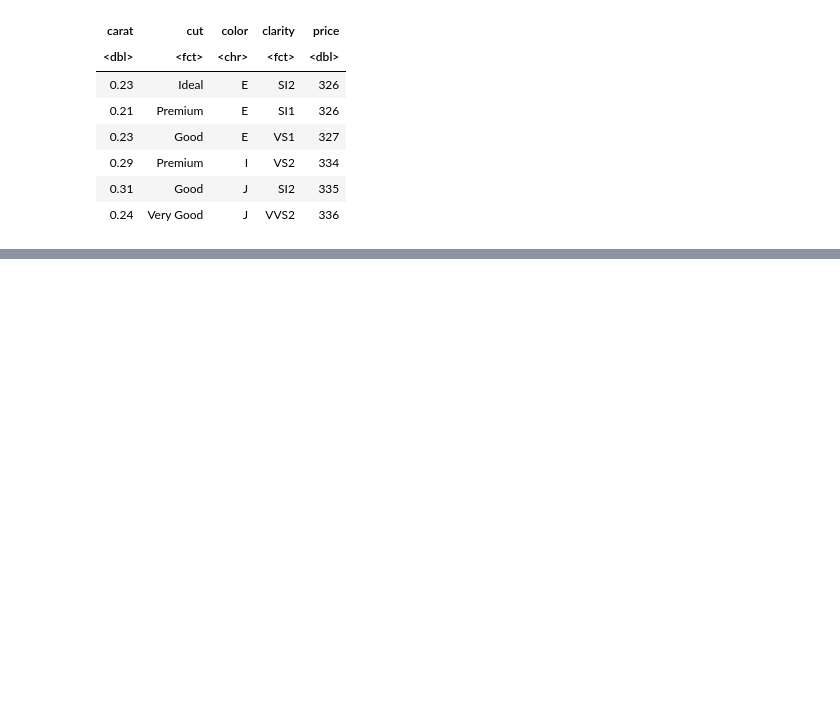
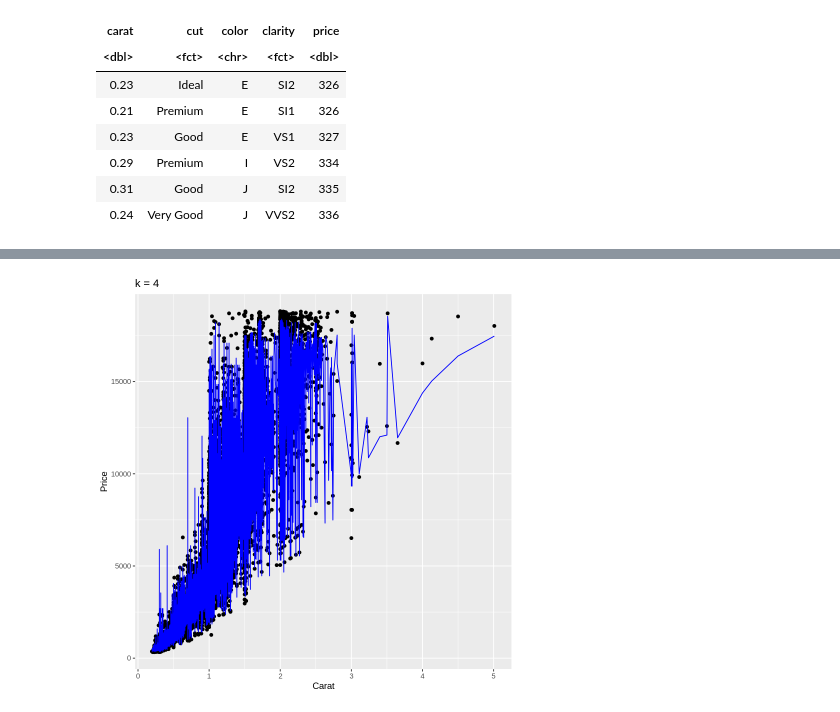
Before and after one commit to cpan0/dsci100-project, a Jupyter notebook: analysis.ipynb, the cells around one changed output, grey strips where cells are left out. Drawn from its saved outputs; the diff is of its cells as text; code cells hidden in the pictures; blank space fills up the shorter version.

Commit message:
diamonds model k=4

```diff
--- a/analysis.ipynb
+++ b/analysis.ipynb
@@ -108,9 +99,9 @@ A tibble: 15 × 7
 # %%
 #assigning the best k value
-#k_min <- 4 #uncomment this and comment below
-k_min <- diamonds_results %>%
-    select(neighbors) %>%
-    slice(1) %>%
-    pull()
+k_min <- 4 #uncomment this and comment below
+# k_min <- diamonds_results %>%
+#     select(neighbors) %>%
+#     slice(1) %>%
+#     pull()
 k_min #should be 4
 # %% [output]
@@ -117,0 +109,9 @@ k_min #should be 4
+# %%
+diamonds_best_spec <- nearest_neighbor(weight_func = "rectangular", neighbors = k_min) %>%
+         set_engine("kknn") %>%
+         set_mode("regression")
+
+diamonds_best_fit <- workflow() %>%
+         add_recipe(diamonds_recipe) %>%
+         add_model(diamonds_best_spec) %>%
+         fit(data = diamonds_train)
@@ -117,0 +131,18 @@ k_min #should be 4
+# %%
+options(repr.plot.width = 7, repr.plot.height = 7)
+
+# your code here
+diamonds_preds <- diamonds_best_fit %>%
+    predict(diamonds_train) %>%
+    bind_cols(diamonds_train)
+
+diamonds_plot <- ggplot(diamonds_train, aes(x = carat, y = price))+
+    geom_point() +
+    geom_line(data = diamonds_preds,
+            mapping = aes(x = carat, y = .pred),
+            color = "blue") +
+    labs(x = "Carat", y = "Price", title = "k = 4")
+
+diamonds_plot
+# %% [output]
+[figure, added]
```
Also changed, not shown: parts of 5 cells of this notebook.
